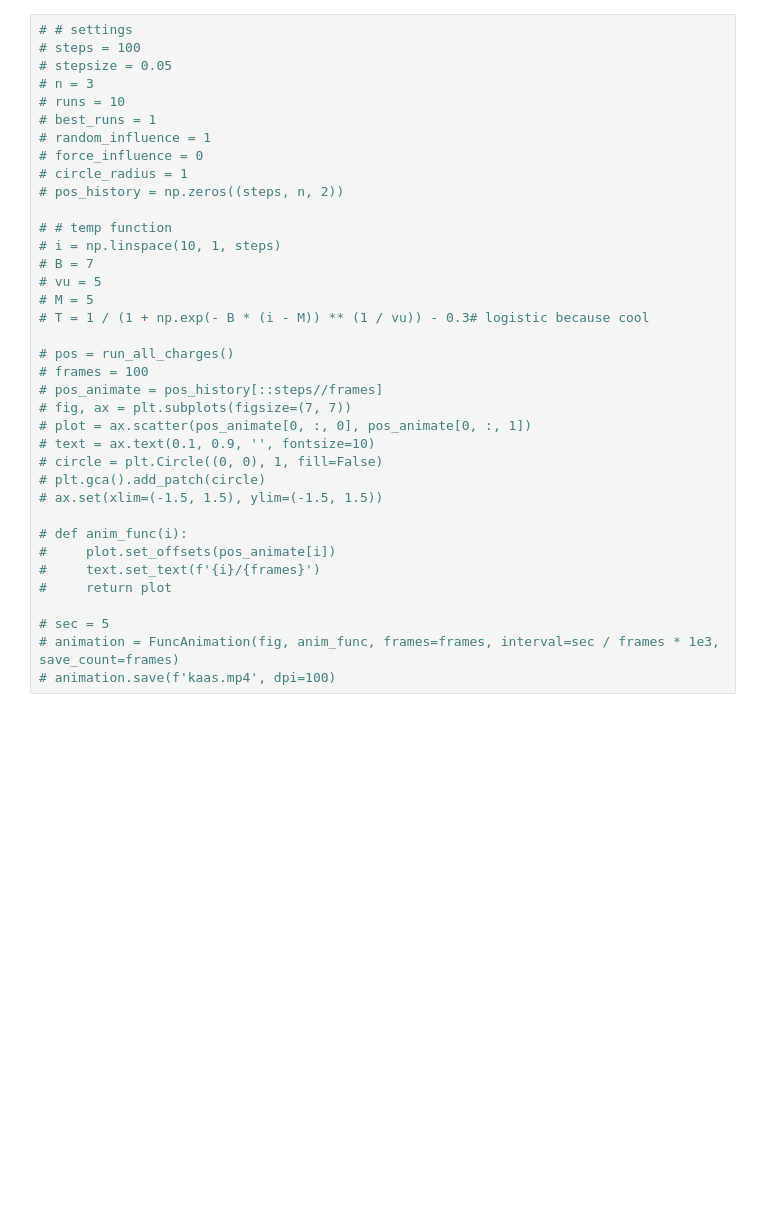
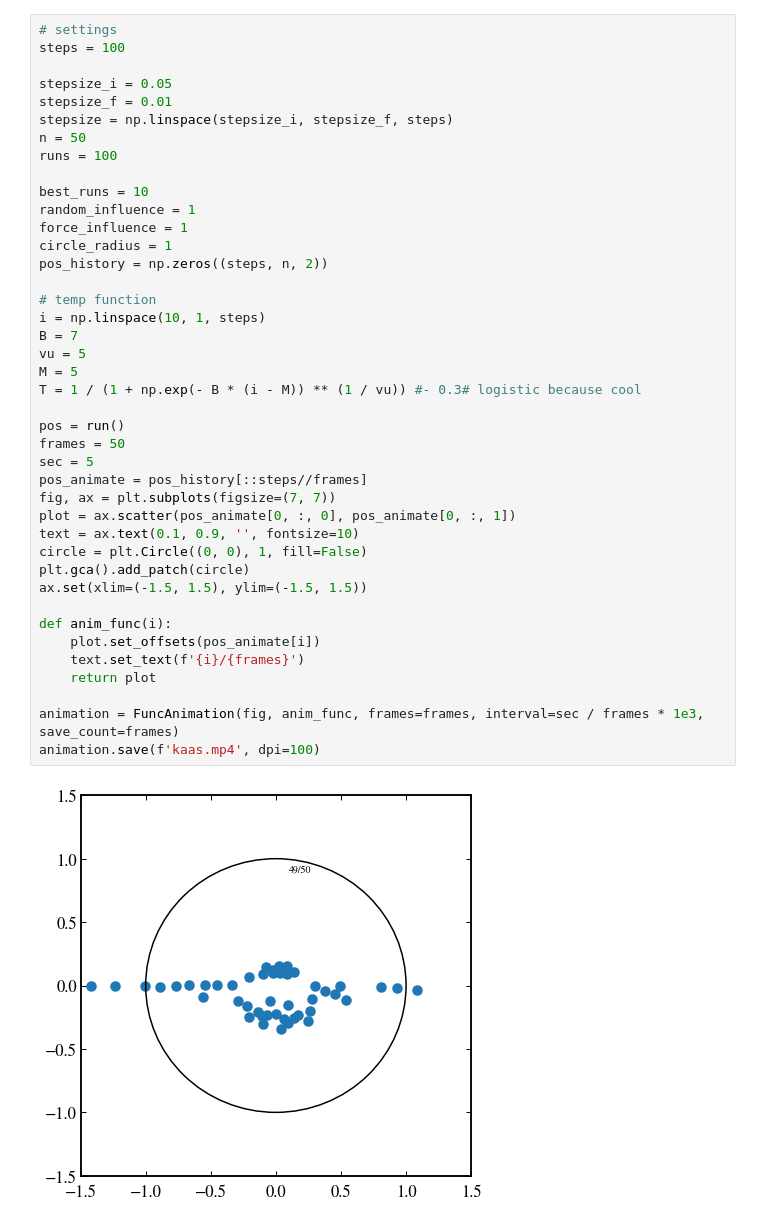
Before and after one commit to jasperw1999/SA-ChargeConfig, a Jupyter notebook: charge_config_random_steps.ipynb, the cells around one changed output. Drawn from its saved outputs; the diff is of its cells as text; blank space fills up the shorter version.

```diff
--- a/charge_config_random_steps.ipynb
+++ b/charge_config_random_steps.ipynb
@@ -192,38 +245,44 @@ plt.show()
 # %%
-# # settings
-# steps = 100
-# stepsize = 0.05
-# n = 3
-# runs = 10
-# best_runs = 1
-# random_influence = 1
-# force_influence = 0
-# circle_radius = 1
-# pos_history = np.zeros((steps, n, 2))
+# settings
+steps = 100
 
-# # temp function
-# i = np.linspace(10, 1, steps)
-# B = 7
-# vu = 5
-# M = 5
-# T = 1 / (1 + np.exp(- B * (i - M)) ** (1 / vu)) - 0.3# logistic because cool
+stepsize_i = 0.05
+stepsize_f = 0.01
+stepsize = np.linspace(stepsize_i, stepsize_f, steps)
+n = 50
+runs = 100
 
-# pos = run_all_charges()
-# frames = 100
-# pos_animate = pos_history[::steps//frames]
-# fig, ax = plt.subplots(figsize=(7, 7))
-# plot = ax.scatter(pos_animate[0, :, 0], pos_animate[0, :, 1])
-# text = ax.text(0.1, 0.9, '', fontsize=10)
-# circle = plt.Circle((0, 0), 1, fill=False)
-# plt.gca().add_patch(circle)
-# ax.set(xlim=(-1.5, 1.5), ylim=(-1.5, 1.5))
+best_runs = 10
+random_influence = 1
+force_influence = 1
+circle_radius = 1
+pos_history = np.zeros((steps, n, 2))
 
-# def anim_func(i):
-#     plot.set_offsets(pos_animate[i])
-#     text.set_text(f'{i}/{frames}')
-#     return plot
+# temp function
+i = np.linspace(10, 1, steps)
+B = 7
+vu = 5
+M = 5
+T = 1 / (1 + np.exp(- B * (i - M)) ** (1 / vu)) #- 0.3# logistic because cool
 
-# sec = 5
-# animation = FuncAnimation(fig, anim_func, frames=frames, interval=sec / frames * 1e3, save_count=frames)
-# animation.save(f'kaas.mp4', dpi=100)
+pos = run()
+frames = 50
+sec = 5
+pos_animate = pos_history[::steps//frames]
+fig, ax = plt.subplots(figsize=(7, 7))
+plot = ax.scatter(pos_animate[0, :, 0], pos_animate[0, :, 1])
+text = ax.text(0.1, 0.9, '', fontsize=10)
+circle = plt.Circle((0, 0), 1, fill=False)
+plt.gca().add_patch(circle)
+ax.set(xlim=(-1.5, 1.5), ylim=(-1.5, 1.5))
+
+def anim_func(i):
+    plot.set_offsets(pos_animate[i])
+    text.set_text(f'{i}/{frames}')
+    return plot
+
+animation = FuncAnimation(fig, anim_func, frames=frames, interval=sec / frames * 1e3, save_count=frames)
+animation.save(f'kaas.mp4', dpi=100)
+# %% [output]
+[figure, added]
 # %%
```
Also changed, not shown: parts of 8 cells of this notebook, 7 other files.
